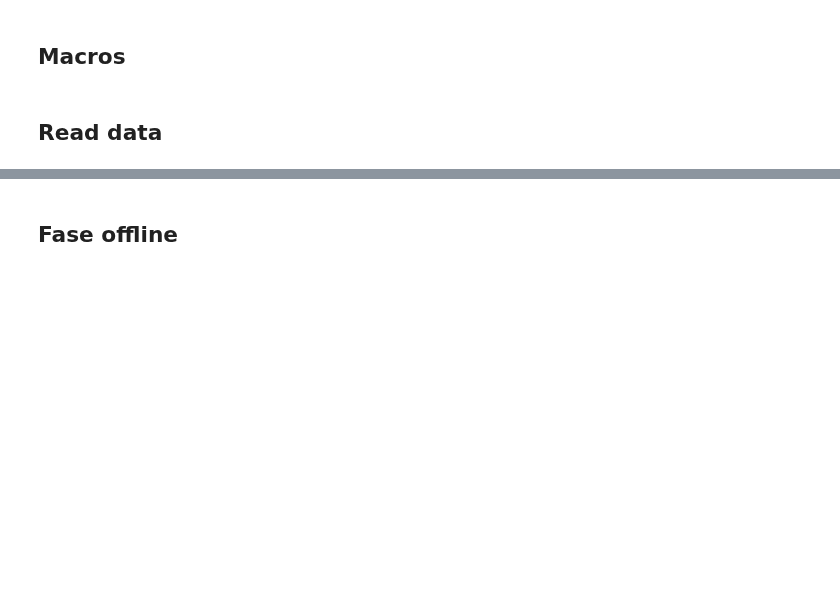
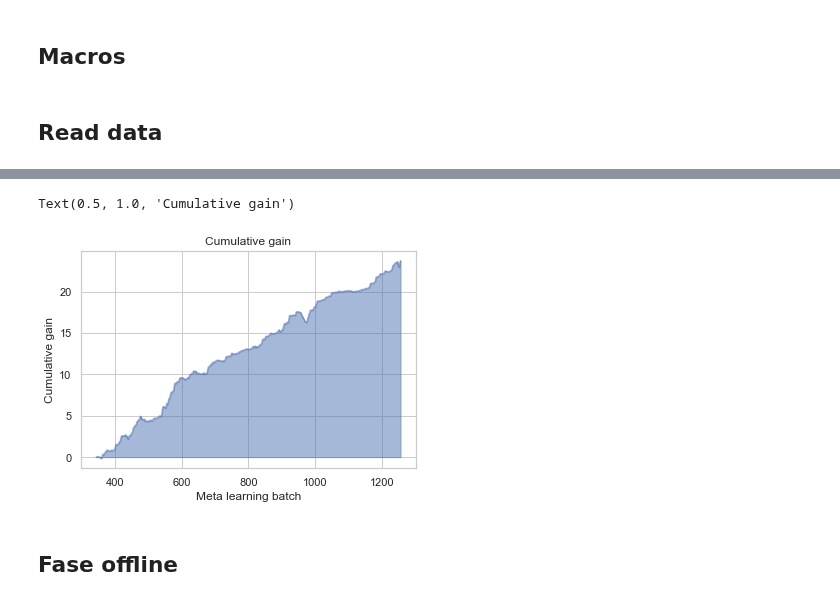
Before and after one commit to feamelo/drift-meta-learning, a Jupyter notebook: src/experiments/meta_label_metric.ipynb, the cells around one changed output, grey strips where cells are left out. Saved outputs shown, nothing was run; the diff lists cells and outputs as text; code cells hidden in the pictures; blank space fills up the shorter version.

```diff
--- a/src/experiments/meta_label_metric.ipynb
+++ b/src/experiments/meta_label_metric.ipynb
@@ -78,3 +82,21 @@ validation_df = online_df.iloc[:int(OFFLINE_PHASE_SIZE*META_TRAIN_SIZE)]
+# %%
+# evaluator.cumulative_gain(y_true, y_pred, y_baseline)
+metric_name = "mse"
+import numpy as np
+
+metalearning_error = np.square(y_true - y_pred)
+baseline_error = np.square(y_true - y_baseline)
+mtl_gain = baseline_error - metalearning_error
+cumulative_gain = mtl_gain.cumsum()
+cumulative_gain.plot.area(stacked=False)
+
+print("Cumulative gain definition: squared_error(baseline) - squared_error(metalearning)")
+plt.xlabel("Meta learning batch")
+plt.ylabel("Cumulative gain")
+plt.title("Cumulative gain")
+# %% [output]
+Text(0.5, 1.0, 'Cumulative gain')
+[figure, added]
 # %% [markdown]
 ## Fase offline
 # %%
```
Also changed, not shown: parts of 10 cells of this notebook, 15 other files.
